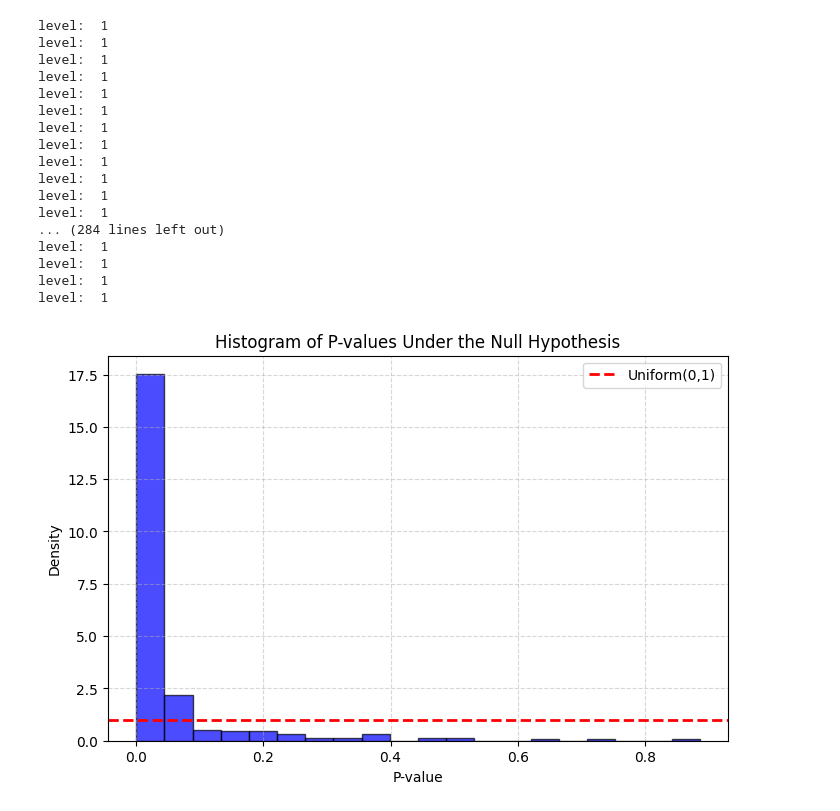
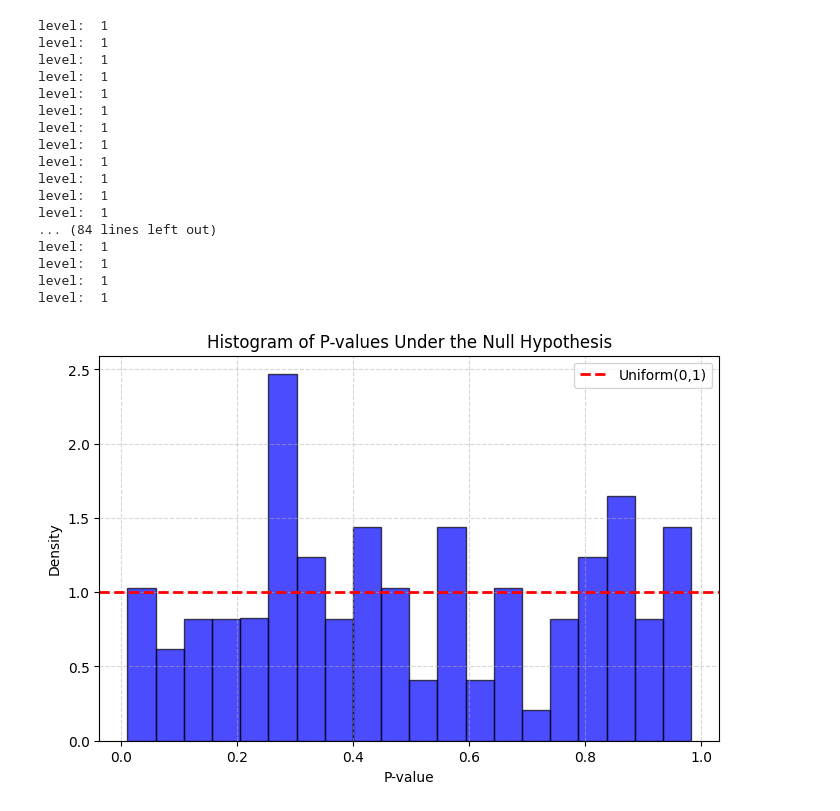
Before and after one commit to judywu4800/SI_HierarchicalClustering, a Jupyter notebook: test_file.ipynb, the cells around one changed output. Saved outputs shown, nothing was run; the diff lists cells and outputs as text; code cells hidden in the pictures.

Commit message:
some simulation results updated
including n=20,30,50,100, p=15,30. tau need to be set to np.sqrt(n) to get uniform distributed p-value

```diff
--- a/test_file.ipynb
+++ b/test_file.ipynb
@@ -9,0 +36,5 @@ import scipy.stats as stats
+# %%
+winning_nodes = list(model.existing_clusters_log.keys())
+key = winning_nodes[0]
+node = key[0].parent
+pvalue, obs,sel_prob = model.merge_inference(node)
@@ -10,19 +107,24 @@ import scipy.stats as stats
 # %%
-def check_p_value_uniformity(K,layer, num_trials=1000):
-    p_values = []
+def generate_null_data(n, p, mu, sigma):
+    mu = np.array(mu)  # Ensure mu is an array
+    cov = (sigma ** 2) * np.eye(p)  # Covariance matrix
+    return np.random.multivariate_normal(mu, cov, size=n)
 
 
+def check_p_value_uniformity(n,p, sigma, K, tau,layer, num_trials=1000):
+    p_values = []
+    mu = np.zeros(p)
+
     for _ in range(num_trials):
-        #X, y = make_blobs(n_samples=n, centers=real_K, cluster_std=1,random_state=42)
-        X = np.random.normal(0, 1, size=(20, 10))
+        X = generate_null_data(n,p,mu,sigma)
         # Fit agglomerative clustering
-        model = AgglomerativeClustering(X, tau=1, n_clusters=K,linkage="single")
+        model = AgglomerativeClustering(X, tau=tau, n_clusters=K,linkage="single")
         model.fit()
 
         winning_nodes = list(model.existing_clusters_log.keys())
         key = winning_nodes[layer]
         node = key[0].parent
-        p_value, obs, cdf = model.merge_inference(node)
+        p_value, obs,sel = model.merge_inference(node,grid_width= 25,sd=sigma)
         p_values.append(p_value)
 
     p_values = np.array(p_values)
@@ -49,23 +151,23 @@ def check_p_value_uniformity(K,layer, num_trials=1000):
     plt.grid(True, linestyle="--", alpha=0.5)
     plt.show()
 # %%
-check_p_value_uniformity(3,0,300)
+check_p_value_uniformity(20,2,1,15,np.sqrt(20),0,100)
 # %% [output]
 level:  1
 level:  1
 level:  1
 level:  1
 level:  1
 level:  1
 level:  1
 level:  1
 level:  1
 level:  1
 level:  1
 level:  1
-... (284 lines left out)
+... (84 lines left out)
 level:  1
 level:  1
 level:  1
 level:  1
-[figure, old version]
+[figure, new version]
```
Also changed, not shown: parts of 46 cells of this notebook, 2 other files.
